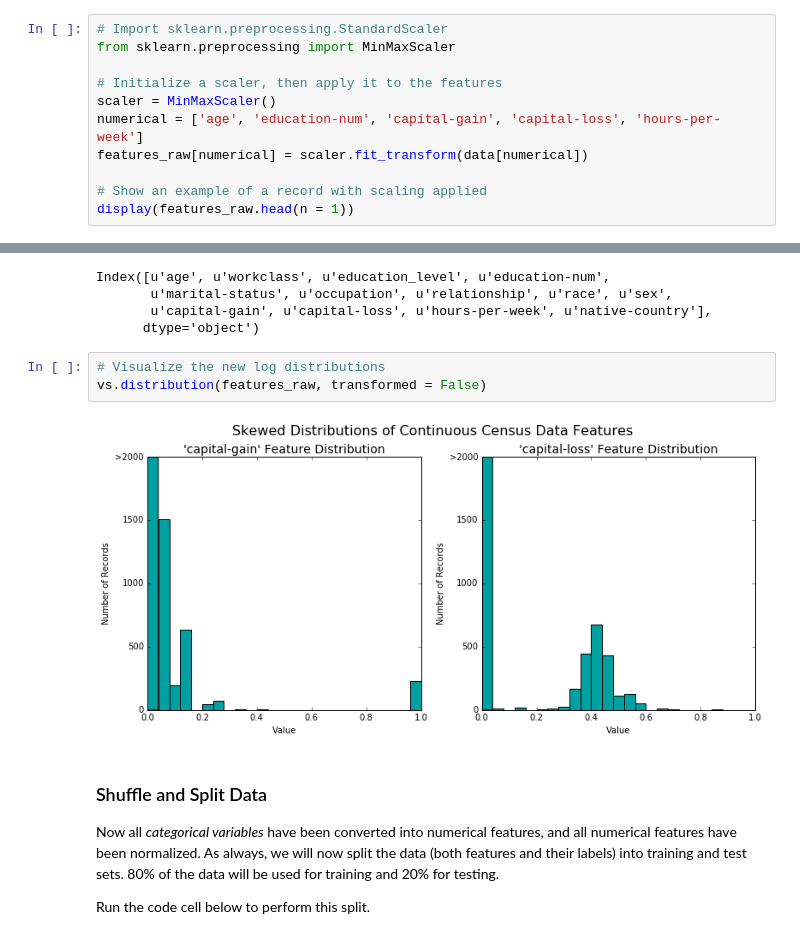
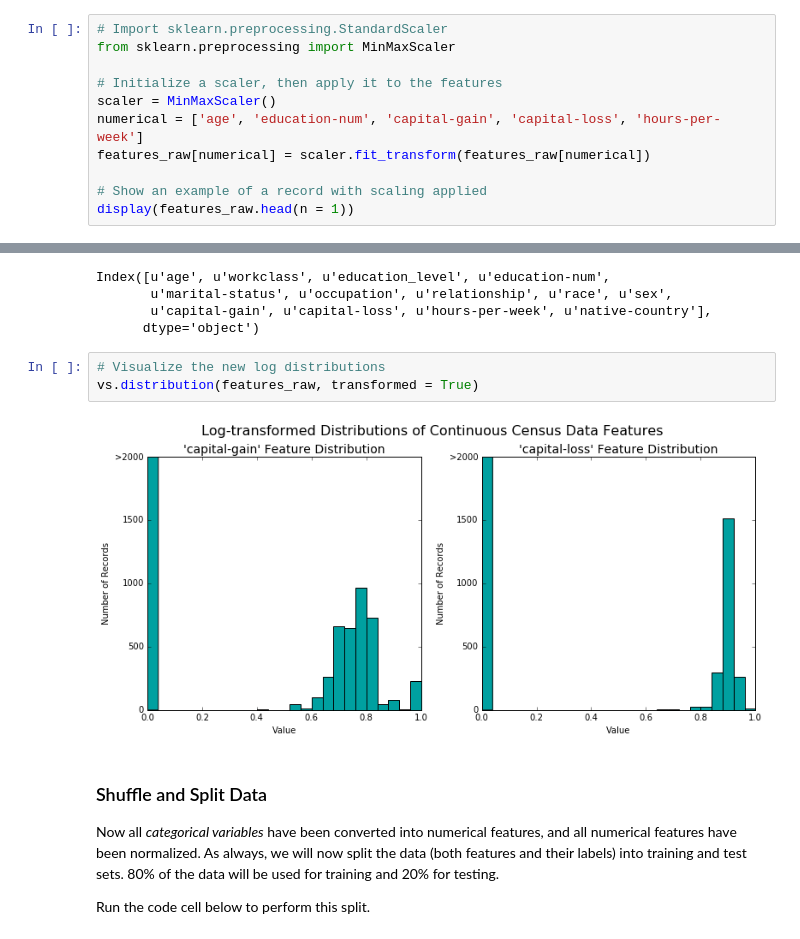
Before and after one commit to rprilepskiy/machine-learning, a Jupyter notebook: projects/finding_donors/finding_donors.ipynb, the cells around one changed output, grey strips where cells are left out. Saved outputs shown, nothing was run; the diff lists cells and outputs as text.

```diff
--- a/projects/finding_donors/finding_donors.ipynb
+++ b/projects/finding_donors/finding_donors.ipynb
@@ -144,7 +144,7 @@ from sklearn.preprocessing import MinMaxScaler
 # Initialize a scaler, then apply it to the features
 scaler = MinMaxScaler()
 numerical = ['age', 'education-num', 'capital-gain', 'capital-loss', 'hours-per-week']
-features_raw[numerical] = scaler.fit_transform(data[numerical])
+features_raw[numerical] = scaler.fit_transform(features_raw[numerical])
 
 # Show an example of a record with scaling applied
 display(features_raw.head(n = 1))
@@ -194,9 +194,9 @@ Index([u'age', u'workclass', u'education_level', u'education-num',
       dtype='object')
 # %%
 # Visualize the new log distributions
-vs.distribution(features_raw, transformed = False)
+vs.distribution(features_raw, transformed = True)
 # %% [output]
-[figure, old version]
+[figure, new version]
 # %% [markdown]
 ### Shuffle and Split Data
 Now all _categorical variables_ have been converted into numerical features, and all numerical features have been normalized. As always, we will now split the data (both features and their labels) into training and test sets. 80% of the data will be used for training and 20% for testing.
```
Also changed, not shown: parts of 1 cell of this notebook.
